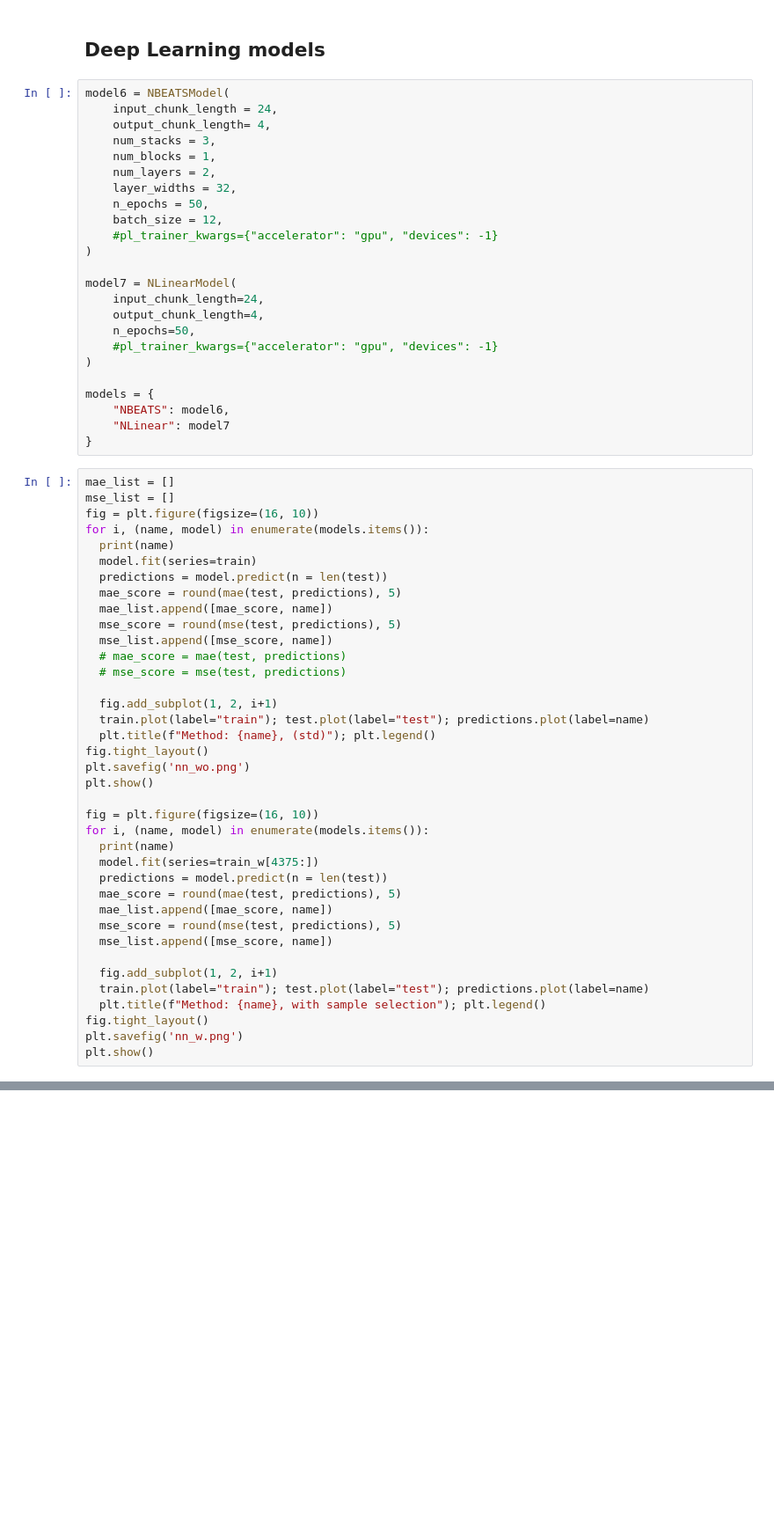
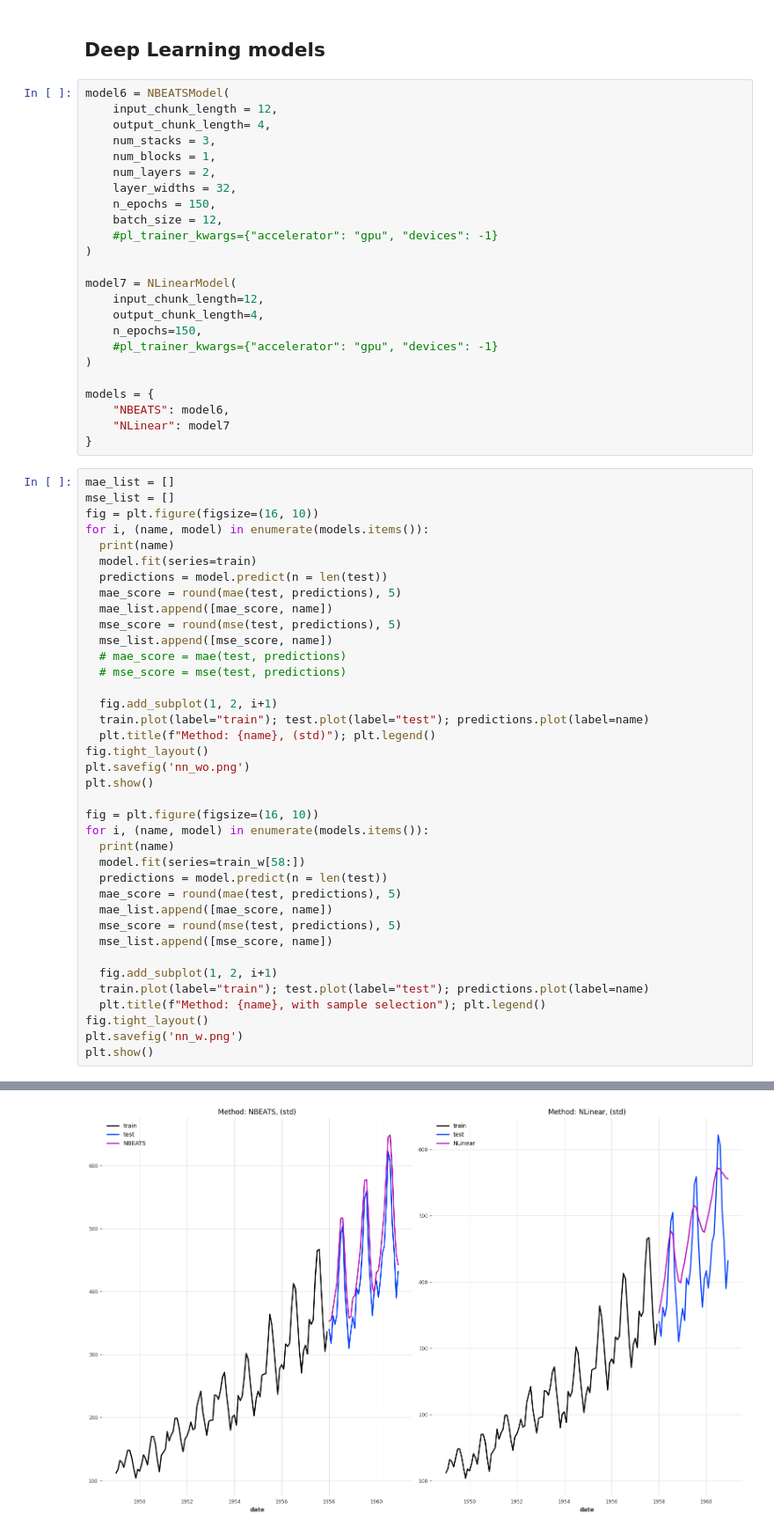
Before and after one commit to FilippoSavini/Seasonality-Algorithm, a Jupyter notebook: Univariate Prediction/prediction.ipynb, the cells around one changed output, grey strips where cells are left out. Shown: that part at 88% size. Drawn from its saved outputs; the diff is of its cells as text; blank space fills up the shorter version.

```diff
--- a/Univariate Prediction/prediction.ipynb
+++ b/Univariate Prediction/prediction.ipynb
@@ -128,21 +175,21 @@ print(mse_list)
 ## Deep Learning models
 # %%
 model6 = NBEATSModel(
-    input_chunk_length = 24,
+    input_chunk_length = 12,
     output_chunk_length= 4,
     num_stacks = 3,
     num_blocks = 1,
     num_layers = 2,
     layer_widths = 32,
-    n_epochs = 50,
+    n_epochs = 150,
     batch_size = 12,
     #pl_trainer_kwargs={"accelerator": "gpu", "devices": -1}
 )
 
 model7 = NLinearModel(
-    input_chunk_length=24,
+    input_chunk_length=12,
     output_chunk_length=4,
-    n_epochs=50,
+    n_epochs=150,
     #pl_trainer_kwargs={"accelerator": "gpu", "devices": -1}
 )
 
@@ -175,7 +222,7 @@ plt.show()
 fig = plt.figure(figsize=(16, 10))
 for i, (name, model) in enumerate(models.items()):
   print(name)
-  model.fit(series=train_w[4375:])
+  model.fit(series=train_w[58:])
   predictions = model.predict(n = len(test))
   mae_score = round(mae(test, predictions), 5)
   mae_list.append([mae_score, name])
@@ -188,3 +235,4 @@ for i, (name, model) in enumerate(models.items()):
 fig.tight_layout()
 plt.savefig('nn_w.png')
 plt.show()
+# %% [output]
@@ -190,0 +283 @@ plt.show()
+[figure, added]
```
Also changed, not shown: parts of 8 cells of this notebook, 27 other files.
